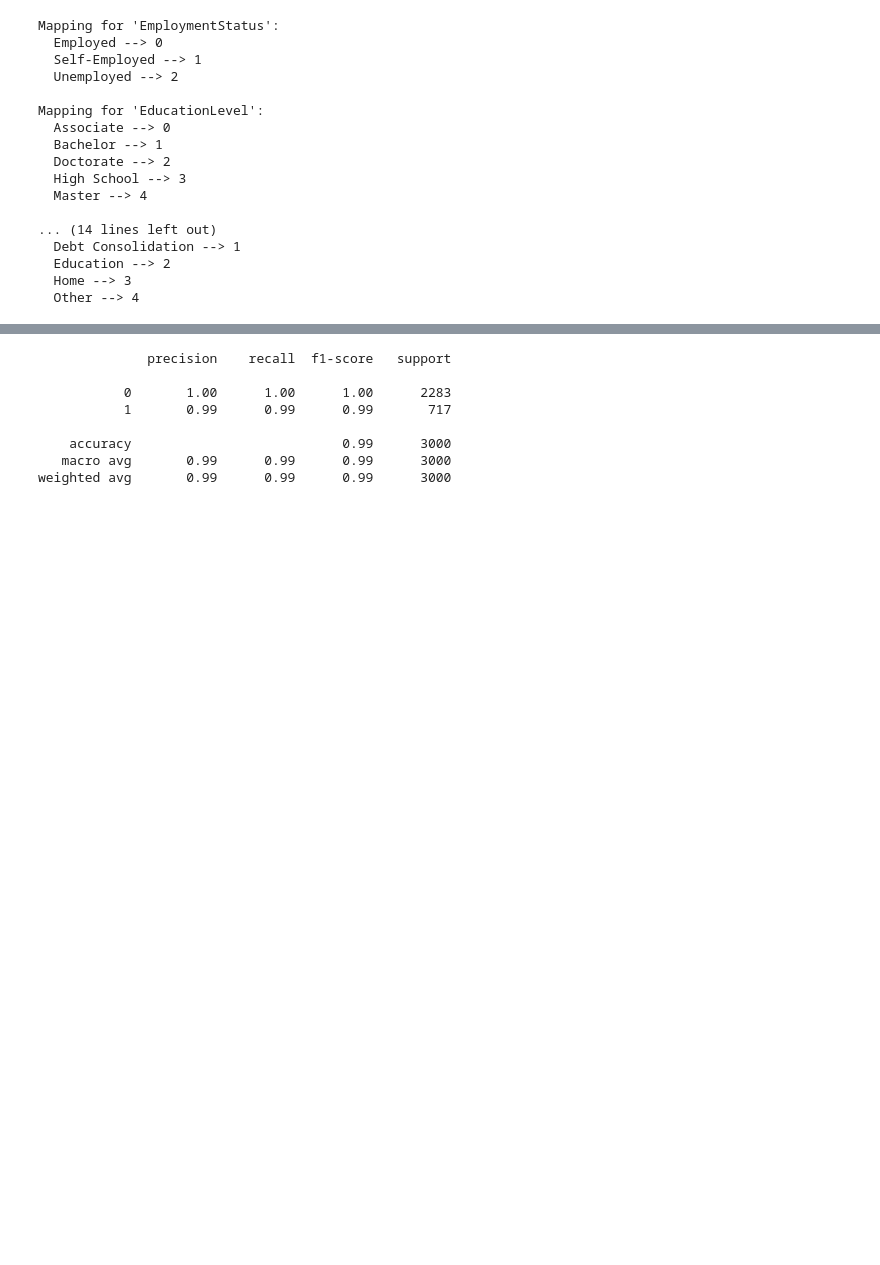
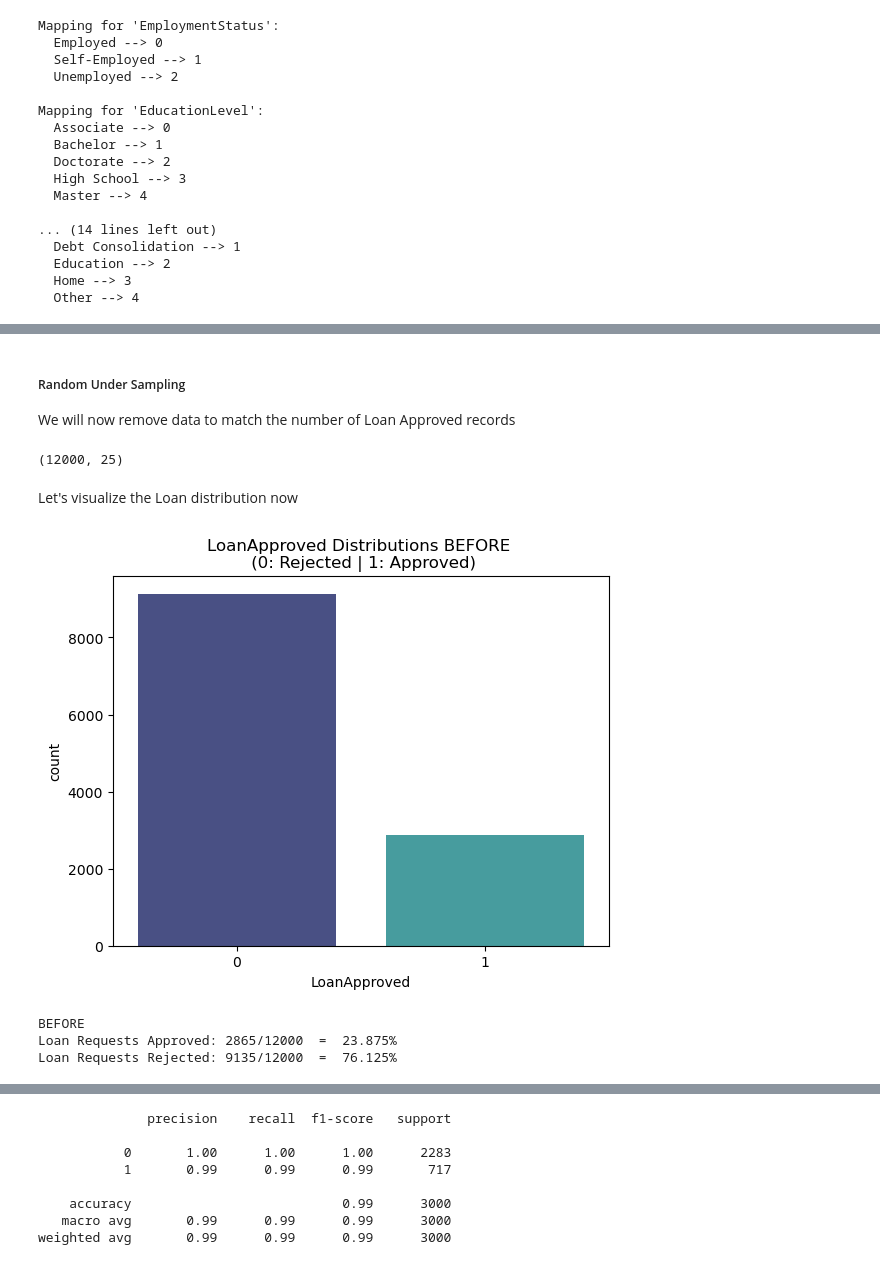
Before and after one commit to GauriR011/Financial-Risk-for-Loan-Approval, a Jupyter notebook: code.ipynb, the cells around one changed output, grey strips where cells are left out. Saved outputs shown, nothing was run; the diff lists cells and outputs as text; code cells hidden in the pictures; blank space fills up the shorter version.

```diff
--- a/code.ipynb
+++ b/code.ipynb
@@ -227,0 +351,9 @@ print(selector.get_support())
+# %%
+# Creating train, validation and test datasets
+from sklearn.model_selection import train_test_split
+
+X = df.drop(columns=['LoanApproved', 'ApplicationYear', 'ApplicationMonth'], axis=1)
+y = df['LoanApproved']
+
+X_train, X_temp, y_train, y_temp = train_test_split(X, y, test_size=0.4, random_state=42, stratify=y)
+X_val,X_test, y_val,y_test = train_test_split(X_temp, y_temp, test_size=0.2, random_state=42, stratify=y_temp)
@@ -234,8 +402,10 @@ encoder = OrdinalEncoder()
 # Let's say these are your categorical columns
 categorical_cols = ['EmploymentStatus', 'EducationLevel', 'MaritalStatus', 'HomeOwnershipStatus', 'LoanPurpose']
 
-encoder.fit(df[categorical_cols])
-df[categorical_cols] = encoder.transform(df[categorical_cols])
+encoder.fit(X_train[categorical_cols])
+X_train[categorical_cols] = encoder.transform(X_train[categorical_cols])
+X_val[categorical_cols] = encoder.transform(X_val[categorical_cols])
+X_test[categorical_cols] = encoder.transform(X_test[categorical_cols])
 # %%
 for col, categories in zip(categorical_cols, encoder.categories_):
     print(f"Mapping for '{col}':")
@@ -350,0 +433,10 @@ dtype: int64
+# %%
+from sklearn.preprocessing import RobustScaler
+
+# RobustScaler is less prone to outliers.
+rb_scaler = RobustScaler()
+
+rb_scaler.fit(X_train)
+X_train = rb_scaler.transform(X_train)
+X_val = rb_scaler.transform(X_val)
+X_test = rb_scaler.transform(X_test)
@@ -350,0 +453,38 @@ dtype: int64
+# %% [markdown]
+##### Random Under Sampling
+We will now remove data to match the number of Loan Approved records
+# %%
+# Let's shuffle the dataset first
+X_train = pd.DataFrame(X_train)
+y_train = pd.DataFrame(y_train)
+X_y_train = pd.concat([X_train,y_train.set_index(X_train.index)], axis = 1)
+
+X_y_train = X_y_train.sample(frac = 1)
+
+# Separately extract Approved and Rejected rows
+X_y_approved = X_y_train[X_y_train['LoanApproved'] == 1]
+X_y_rejected = X_y_train[X_y_train['LoanApproved'] == 0][:X_y_approved.shape[0]]
+
+X_y_concat = pd.concat([X_y_approved, X_y_rejected], axis = 0)
+X_train = X_y_concat.drop(columns=['LoanApproved'])
+y_train = X_y_concat['LoanApproved']
+# %%
+X_y_train.shape
+# %% [output]
+(12000, 25)
+# %% [markdown]
+Let's visualize the Loan distribution now
+# %%
+sns.countplot(data=X_y_train, x="LoanApproved", palette='mako')
+plt.title('LoanApproved Distributions BEFORE \n (0: Rejected | 1: Approved)')
+plt.show()
+# %% [output]
+[figure, added]
+# %%
+print("BEFORE")
+print(f"Loan Requests Approved: {X_y_train[X_y_train['LoanApproved']==1].shape[0]}/{X_y_train.shape[0]}  =  {X_y_train[X_y_train['LoanApproved']==1].shape[0] / X_y_train.shape[0] * 100}%")
+print(f"Loan Requests Rejected: {X_y_train[X_y_train['LoanApproved']==0].shape[0]}/{X_y_train.shape[0]}  =  {X_y_train[X_y_train['LoanApproved']==0].shape[0] / X_y_train.shape[0] * 100}%")
+# %% [output]
+BEFORE
+Loan Requests Approved: 2865/12000  =  23.875%
+Loan Requests Rejected: 9135/12000  =  76.125%
```
Also changed, not shown: parts of 50 cells of this notebook.
